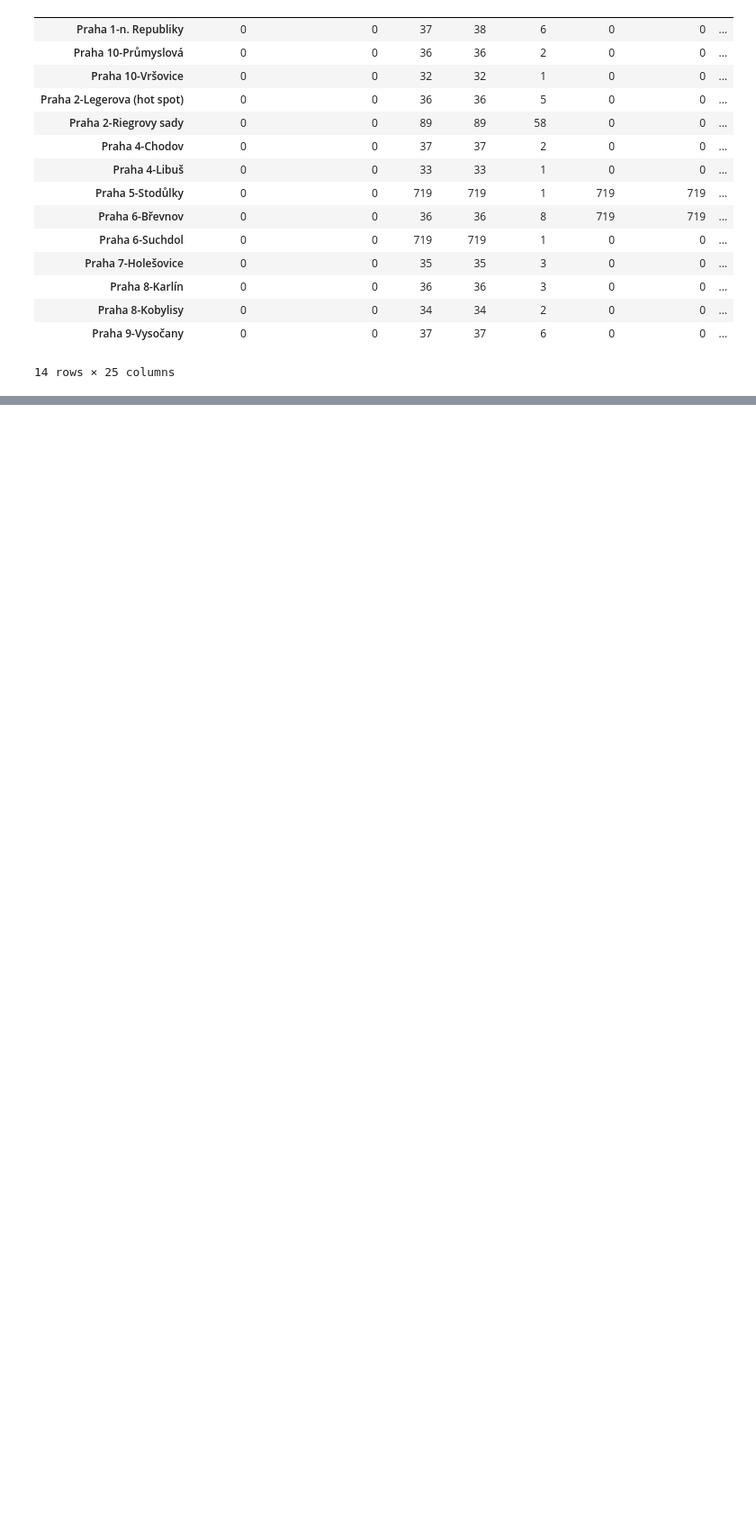
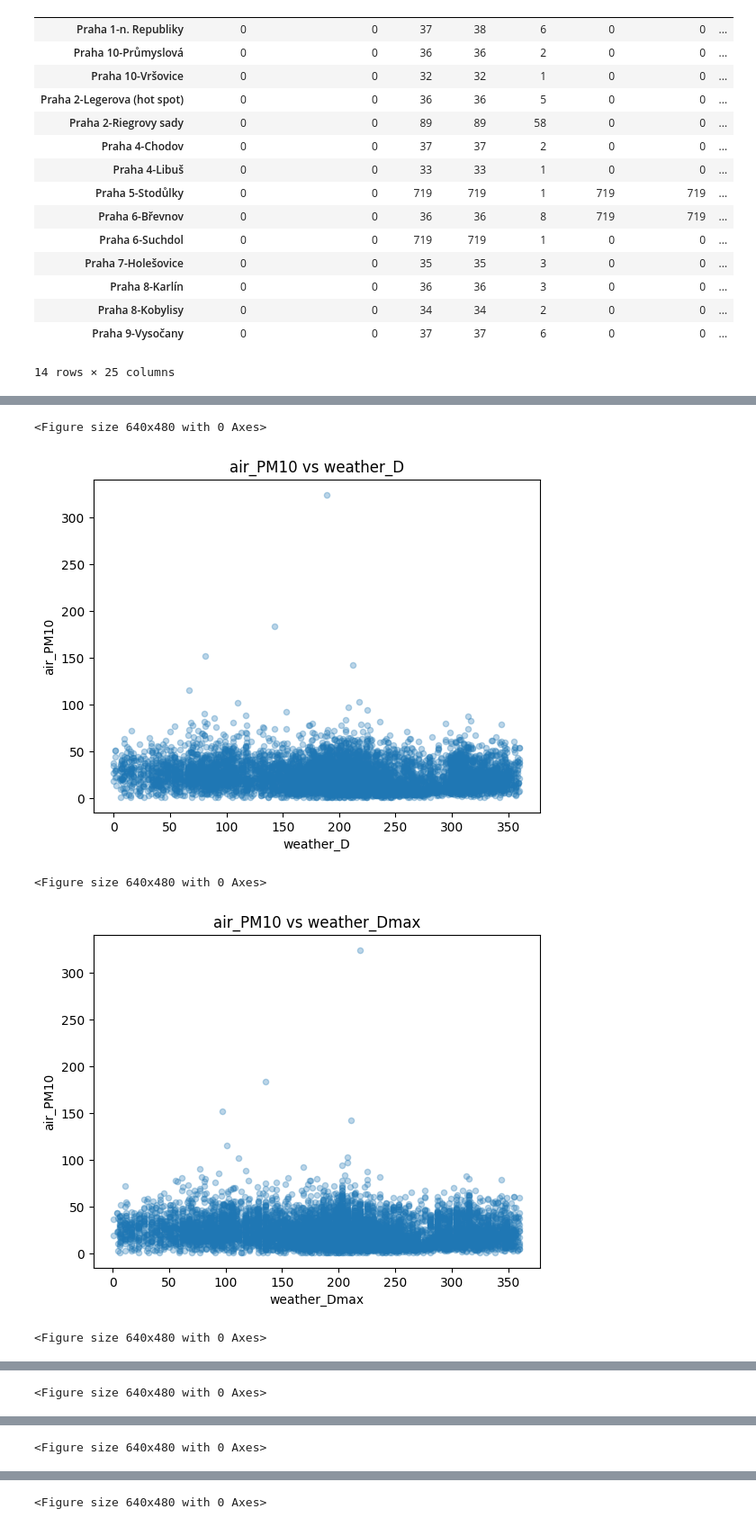
Before and after one commit to jayjay7788/Data-Processing-in-Python---Project, a Jupyter notebook: notebooks/data processing draft.ipynb, the cells around one changed output, grey strips where cells are left out. Shown at 90% size. Cells and saved outputs as stored; diff of their text form; code cells hidden in the pictures; blank space fills up the shorter version.

```diff
--- a/notebooks/data processing draft.ipynb
+++ b/notebooks/data processing draft.ipynb
@@ -803,0 +999,15 @@ missing_by_station_cleaned
+# %%
+# Start with air_PM10
+target = "air_PM10"
+
+for col in weather_cols:
+    plt.figure()
+    df.plot.scatter(x=col, y=target, alpha=0.3)
+    plt.title(f"{target} vs {col}")
+    plt.show()
+# %% [output]
+<Figure size 640x480 with 0 Axes>
+[figure, added]
+<Figure size 640x480 with 0 Axes>
+[figure, added]
+<Figure size 640x480 with 0 Axes>
@@ -803,0 +1015 @@ missing_by_station_cleaned
+<Figure size 640x480 with 0 Axes>
@@ -803,0 +1017 @@ missing_by_station_cleaned
+<Figure size 640x480 with 0 Axes>
@@ -803,0 +1019 @@ missing_by_station_cleaned
+<Figure size 640x480 with 0 Axes>
```
Also changed, not shown: parts of 32 cells of this notebook, 1 other file.
